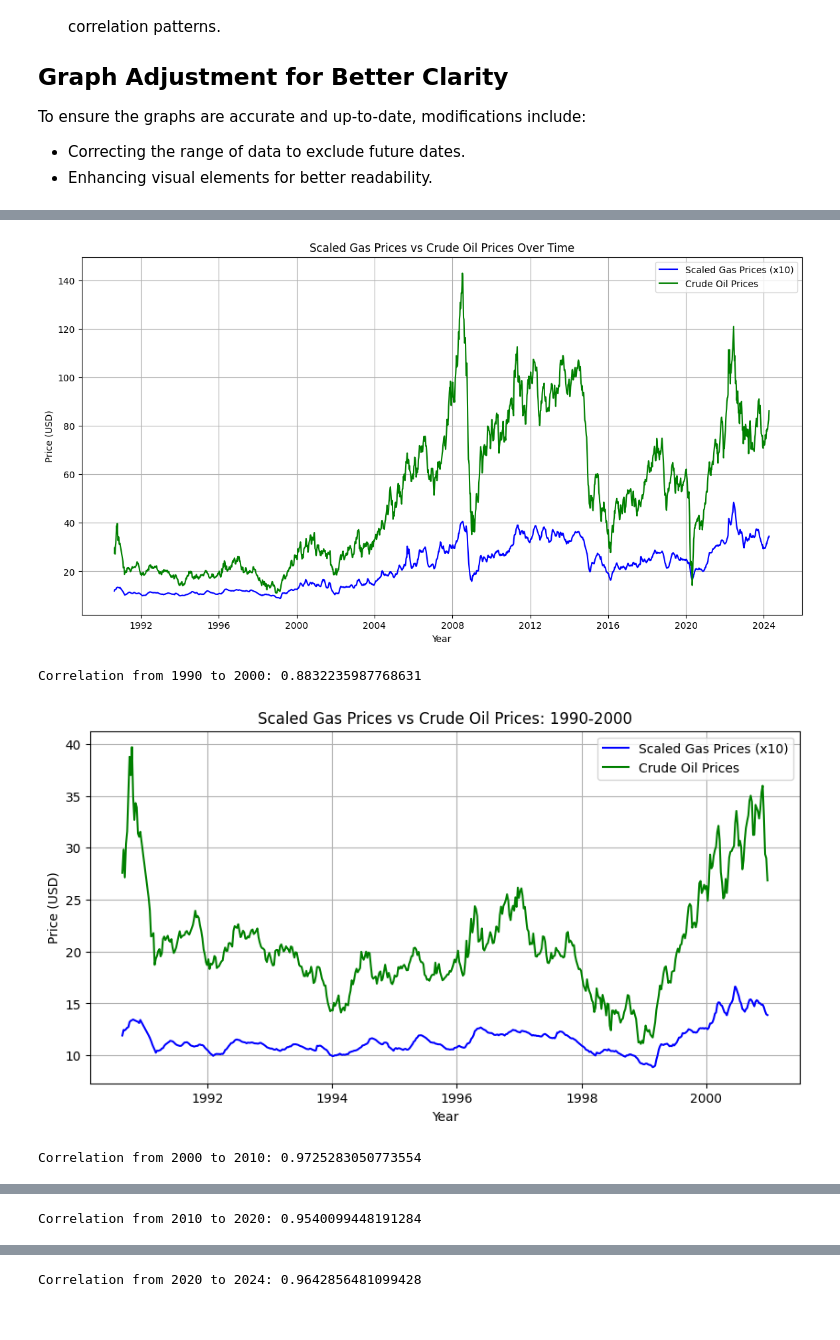
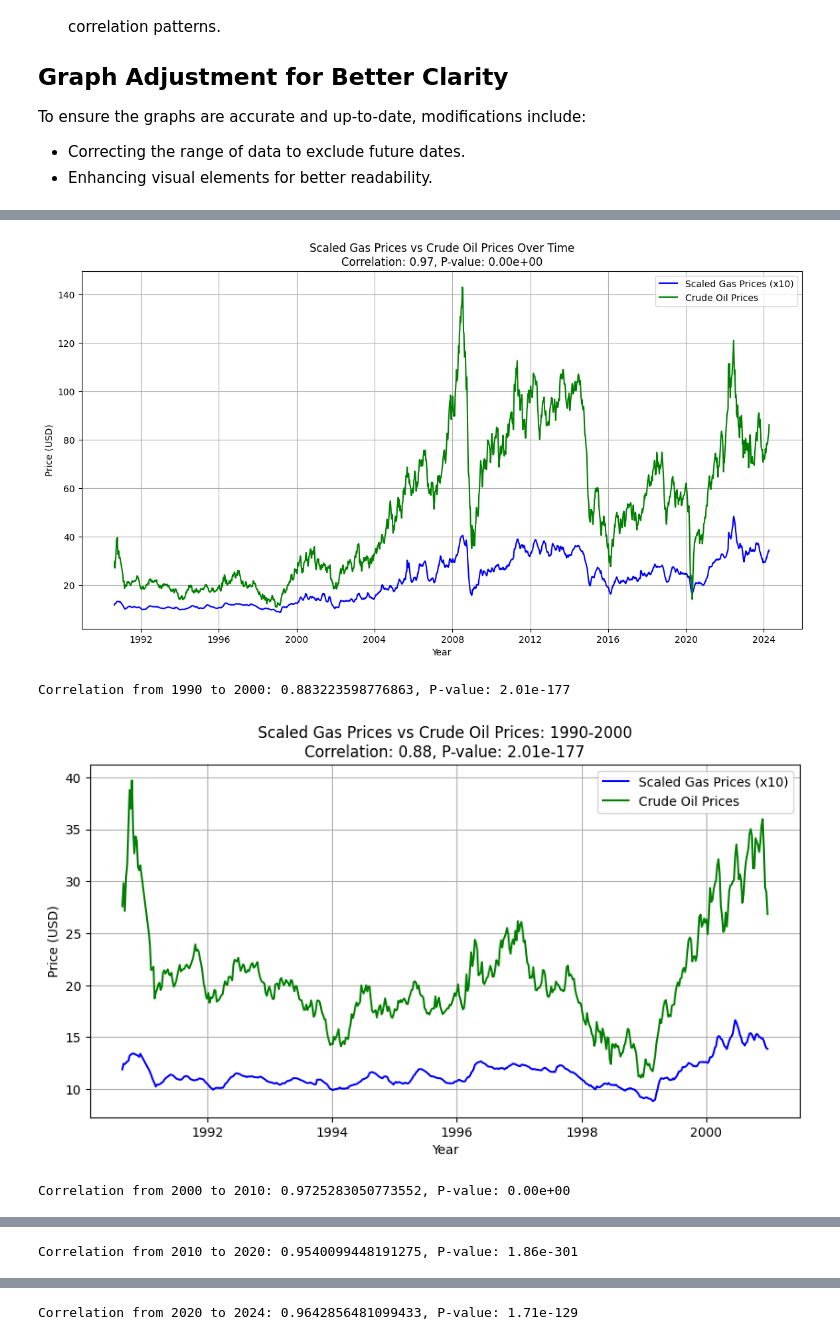
Before and after one commit to SatchelF/Data_Analysis_Project, a Jupyter notebook: crude_oil_vs_gas_prices.ipynb, the cells around one changed output, grey strips where cells are left out. Saved outputs shown, nothing was run; the diff lists cells and outputs as text; code cells hidden in the pictures.

Commit message:
inlcuded p value into crude oil

```diff
--- a/crude_oil_vs_gas_prices.ipynb
+++ b/crude_oil_vs_gas_prices.ipynb
@@ -46,9 +46,10 @@ To ensure the graphs are accurate and up-to-date, modifications include:
 # %%
 import pandas as pd
 import matplotlib.pyplot as plt
+from scipy.stats import pearsonr
 
 # Load and clean the gas prices data
-gas_prices_path = "Data\Data1_Regular_Conventional.csv"
+gas_prices_path = "Data\\Data1_Regular_Conventional.csv"
 gas_prices_data = pd.read_csv(gas_prices_path)
 gas_prices_data.columns = gas_prices_data.iloc[1]  # Set the second row as the column headers
 gas_prices_data = gas_prices_data[2:]  # Exclude the first two rows which are headers
@@ -57,14 +58,14 @@ gas_prices_data.set_index('Date', inplace=True)  # Set 'Date' as the index
 national_gas_prices = gas_prices_data['Weekly U.S. Regular Conventional Retail Gasoline Prices  (Dollars per Gallon)'].astype(float)
 
 # Load and clean the crude oil prices data
-crude_oil_prices_path = "Data\Macrotrends-crude-oil-prices-daily.csv"
+crude_oil_prices_path = "Data\\Macrotrends-crude-oil-prices-daily.csv"
 crude_oil_prices_data = pd.read_csv(crude_oil_prices_path, skiprows=9)
 crude_oil_prices_data['Date'] = pd.to_datetime(crude_oil_prices_data['Date'])
 crude_oil_prices_data.set_index('Date', inplace=True)
 weekly_oil_prices = crude_oil_prices_data['Closing Value'].resample('W-MON').mean()  # Resample to weekly
 
 # Multiply gas prices to make changes more noticeable
-scaling_factor = 10  # Adjust this factor to better visualize the data comparison
+scaling_factor = 10
 scaled_gas_prices = national_gas_prices * scaling_factor
 
 # Combine the datasets
@@ -73,17 +74,16 @@ combined_data = pd.DataFrame({
     'Oil Prices': weekly_oil_prices
 }).dropna()
 
-# Ensure the data range is correct up to the present year
-present_year = pd.Timestamp.now().year
-combined_data = combined_data[:f'{present_year}']
+# Calculate the overall correlation and p-value
+correlation, p_value = pearsonr(combined_data['Scaled Gas Prices'], combined_data['Oil Prices'])
+formatted_p_value = f"{p_value:.2e}"  # Format the p-value using scientific notation
 
-# Calculate the overall correlation
-correlation = combined_data.corr().iloc[0, 1]
 print("Overall Correlation between scaled gas prices and crude oil prices:", correlation)
+print("P-value of this correlation:", formatted_p_value)
 
 # Plotting the overall data
 plt.figure(figsize=(14, 7))
-plt.title('Scaled Gas Prices vs Crude Oil Prices Over Time')
+plt.title(f'Scaled Gas Prices vs Crude Oil Prices Over Time\nCorrelation: {correlation:.2f}, P-value: {formatted_p_value}')
 plt.plot(combined_data.index, combined_data['Scaled Gas Prices'], label='Scaled Gas Prices (x10)', color='blue')
 plt.plot(combined_data.index, combined_data['Oil Prices'], label='Crude Oil Prices', color='green')
 plt.legend()
@@ -101,10 +101,11 @@ for start in decade_starts:
         end = str(int(start) + 10)
     decade_data = combined_data[start:end]
     if not decade_data.empty:
-        decade_correlation = decade_data.corr().iloc[0, 1]
-        print(f"Correlation from {start} to {end}: {decade_correlation}")
+        decade_correlation, decade_p_value = pearsonr(decade_data['Scaled Gas Prices'], decade_data['Oil Prices'])
+        formatted_decade_p_value = f"{decade_p_value:.2e}"  # Consistently format p-values
+        print(f"Correlation from {start} to {end}: {decade_correlation}, P-value: {formatted_decade_p_value}")
         plt.figure(figsize=(10, 5))
-        plt.title(f'Scaled Gas Prices vs Crude Oil Prices: {start}-{end}')
+        plt.title(f'Scaled Gas Prices vs Crude Oil Prices: {start}-{end}\nCorrelation: {decade_correlation:.2f}, P-value: {formatted_decade_p_value}')
         plt.plot(decade_data.index, decade_data['Scaled Gas Prices'], label='Scaled Gas Prices (x10)', color='blue')
         plt.plot(decade_data.index, decade_data['Oil Prices'], label='Crude Oil Prices', color='green')
         plt.legend()
@@ -117,4 +119,4 @@ Overall Correlation between scaled gas prices and crude oil prices: 0.9699371245
-[figure, old version]
+[figure, new version]
-Correlation from 1990 to 2000: 0.8832235987768631
+Correlation from 1990 to 2000: 0.883223598776863, P-value: 2.01e-177
-[figure, old version]
+[figure, new version]
-Correlation from 2000 to 2010: 0.9725283050773554
+Correlation from 2000 to 2010: 0.9725283050773552, P-value: 0.00e+00
@@ -122 +124 @@ Correlation from 2000 to 2010: 0.9725283050773554
-Correlation from 2010 to 2020: 0.9540099448191284
+Correlation from 2010 to 2020: 0.9540099448191275, P-value: 1.86e-301
@@ -124 +126 @@ Correlation from 2010 to 2020: 0.9540099448191284
-Correlation from 2020 to 2024: 0.9642856481099428
+Correlation from 2020 to 2024: 0.9642856481099433, P-value: 1.71e-129
```
Also changed, not shown: parts of 1 cell of this notebook.
